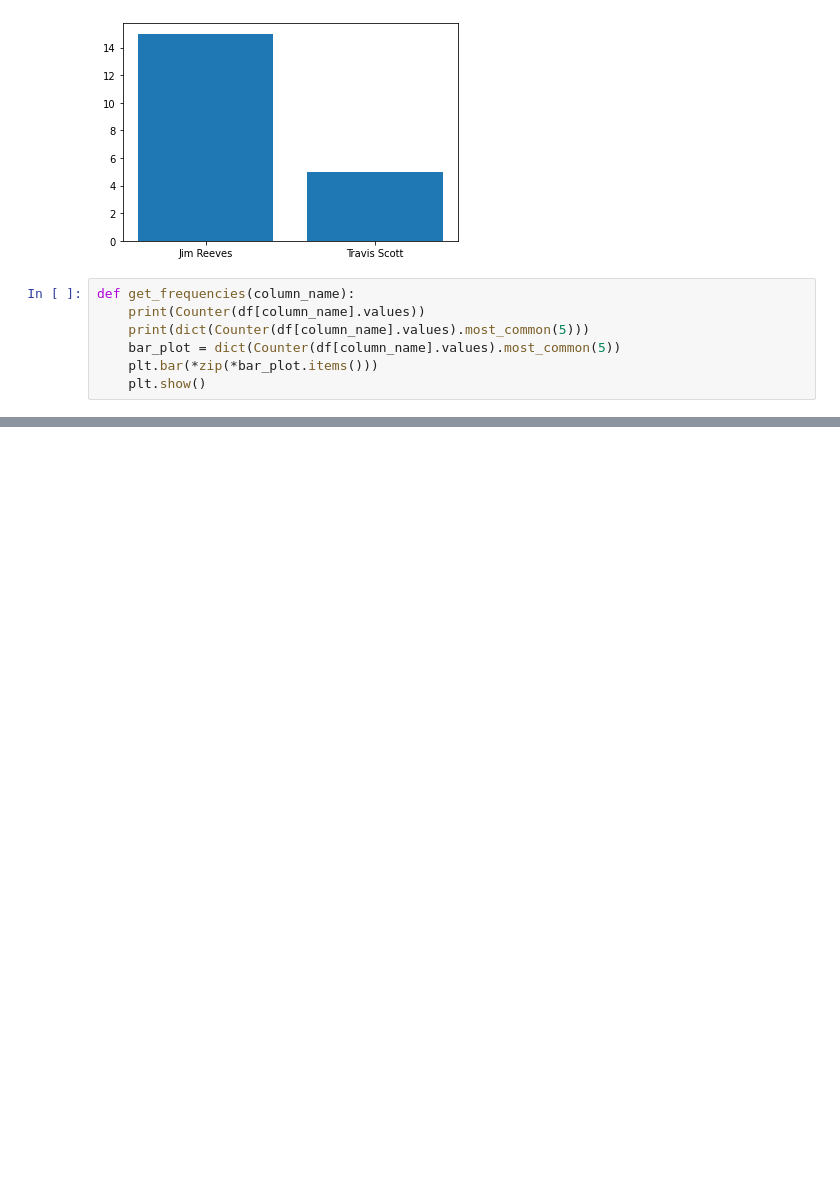
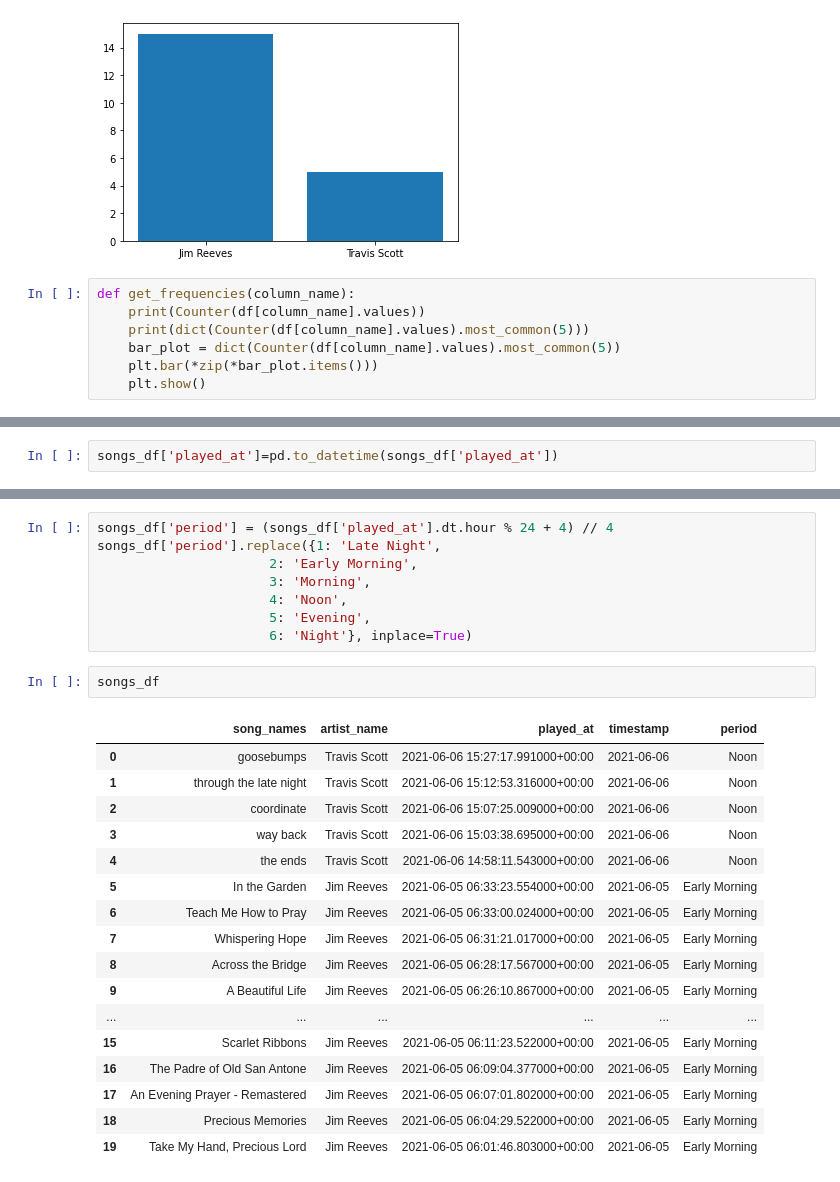
Before and after one commit to CliffLolo/ETL_Spotify, a Jupyter notebook: Scripts/etl.ipynb, the cells around one changed output, grey strips where cells are left out. Drawn from its saved outputs; the diff is of its cells as text; blank space fills up the shorter version.

```diff
--- a/Scripts/etl.ipynb
+++ b/Scripts/etl.ipynb
@@ -220,0 +265,2 @@ def get_frequencies(column_name):
+# %%
+songs_df['played_at']=pd.to_datetime(songs_df['played_at'])
@@ -220,0 +287,28 @@ def get_frequencies(column_name):
+# %%
+songs_df['period'] = (songs_df['played_at'].dt.hour % 24 + 4) // 4
+songs_df['period'].replace({1: 'Late Night',
+                      2: 'Early Morning',
+                      3: 'Morning',
+                      4: 'Noon',
+                      5: 'Evening',
+                      6: 'Night'}, inplace=True)
+# %%
+songs_df
+# %% [output]
+|  | song_names | artist_name | played_at | timestamp | period |
+| 0 | goosebumps | Travis Scott | 2021-06-06 15:27:17.991000+00:00 | 2021-06-06 | Noon |
+| 1 | through the late night | Travis Scott | 2021-06-06 15:12:53.316000+00:00 | 2021-06-06 | Noon |
+| 2 | coordinate | Travis Scott | 2021-06-06 15:07:25.009000+00:00 | 2021-06-06 | Noon |
+| 3 | way back | Travis Scott | 2021-06-06 15:03:38.695000+00:00 | 2021-06-06 | Noon |
+| 4 | the ends | Travis Scott | 2021-06-06 14:58:11.543000+00:00 | 2021-06-06 | Noon |
+| 5 | In the Garden | Jim Reeves | 2021-06-05 06:33:23.554000+00:00 | 2021-06-05 | Early Morning |
+| 6 | Teach Me How to Pray | Jim Reeves | 2021-06-05 06:33:00.024000+00:00 | 2021-06-05 | Early Morning |
+| 7 | Whispering Hope | Jim Reeves | 2021-06-05 06:31:21.017000+00:00 | 2021-06-05 | Early Morning |
+| 8 | Across the Bridge | Jim Reeves | 2021-06-05 06:28:17.567000+00:00 | 2021-06-05 | Early Morning |
+| 9 | A Beautiful Life | Jim Reeves | 2021-06-05 06:26:10.867000+00:00 | 2021-06-05 | Early Morning |
+| ... | ... | ... | ... | ... | ... |
+| 15 | Scarlet Ribbons | Jim Reeves | 2021-06-05 06:11:23.522000+00:00 | 2021-06-05 | Early Morning |
+| 16 | The Padre of Old San Antone | Jim Reeves | 2021-06-05 06:09:04.377000+00:00 | 2021-06-05 | Early Morning |
+| 17 | An Evening Prayer - Remastered | Jim Reeves | 2021-06-05 06:07:01.802000+00:00 | 2021-06-05 | Early Morning |
+| 18 | Precious Memories | Jim Reeves | 2021-06-05 06:04:29.522000+00:00 | 2021-06-05 | Early Morning |
+| 19 | Take My Hand, Precious Lord | Jim Reeves | 2021-06-05 06:01:46.803000+00:00 | 2021-06-05 | Early Morning |
```
Also changed, not shown: parts of 5 cells of this notebook.
